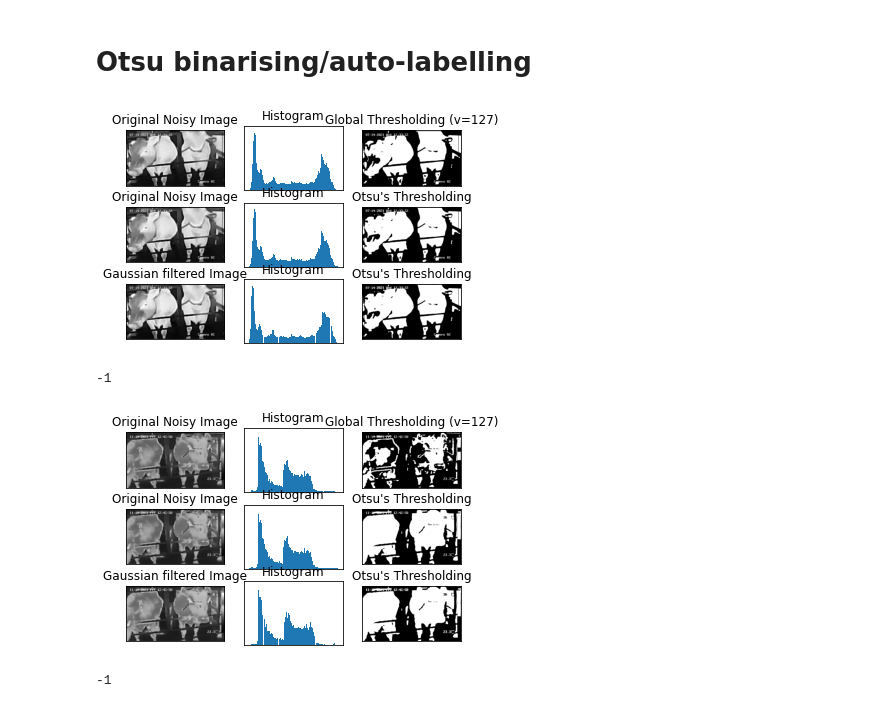
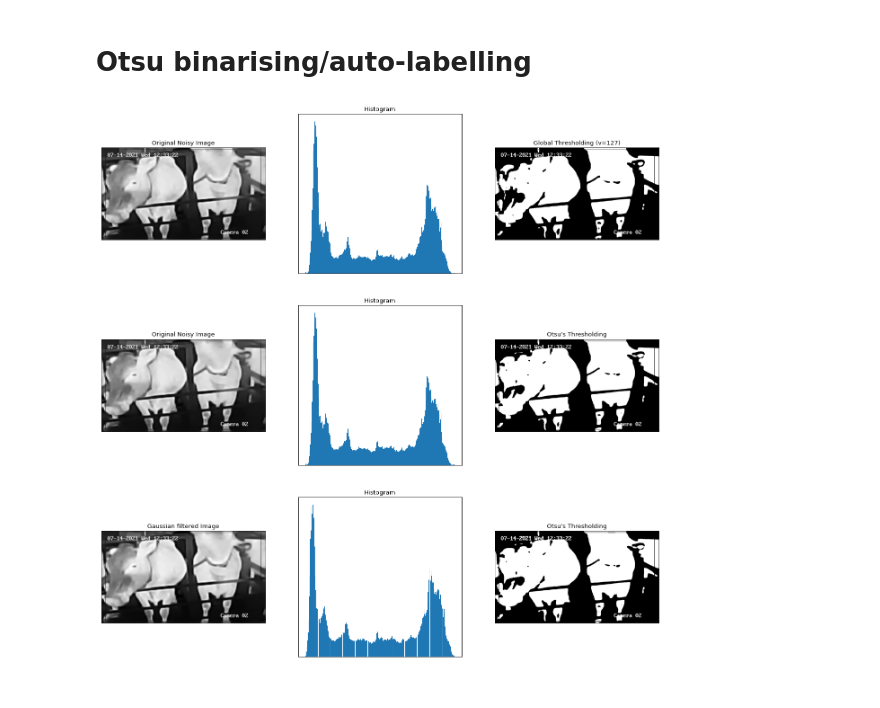
Before and after one commit to swaneekazoo/agricam, a Jupyter notebook: otsu.ipynb, the cells around one changed output. Saved outputs shown, nothing was run; the diff lists cells and outputs as text; code cells hidden in the pictures.

Commit message:
Otsu thresholding working (greyscale)

```diff
--- a/otsu.ipynb
+++ b/otsu.ipynb
@@ -7,90 +11,26 @@ from matplotlib import pyplot as plt
 # %%
-img = cv2.imread('data/otsu/thermal/greyscale/192.168.88.175_02_20210714123323768.jpg',0)
-img2 = cv2.imread('data/otsu/thermal/greyscale/192.168.88.175_02_20210714123327392.jpg',0)
-img3 = cv2.imread('data/otsu/thermal/greyscale/192.168.88.175_02_20210714123327929.jpg',0)
-
 # global thresholding
 ret1,th1 = cv2.threshold(img,127,255,cv2.THRESH_BINARY)
 # Otsu's thresholding
 ret2,th2 = cv2.threshold(img,0,255,cv2.THRESH_BINARY+cv2.THRESH_OTSU)
 # Otsu's thresholding after Gaussian filtering
 blur = cv2.GaussianBlur(img,(5,5),0)
 ret3,th3 = cv2.threshold(blur,0,255,cv2.THRESH_BINARY+cv2.THRESH_OTSU)
 # plot all the images and their histograms
 images = [img, 0, th1,
           img, 0, th2,
           blur, 0, th3]
 titles = ['Original Noisy Image','Histogram','Global Thresholding (v=127)',
           'Original Noisy Image','Histogram',"Otsu's Thresholding",
           'Gaussian filtered Image','Histogram',"Otsu's Thresholding"]
+plt.figure(num=1, figsize=(20,20), dpi=80)
 for i in range(3):
     plt.subplot(3,3,i*3+1),plt.imshow(images[i*3],'gray')
     plt.title(titles[i*3]), plt.xticks([]), plt.yticks([])
     plt.subplot(3,3,i*3+2),plt.hist(images[i*3].ravel(),256)
     plt.title(titles[i*3+1]), plt.xticks([]), plt.yticks([])
     plt.subplot(3,3,i*3+3),plt.imshow(images[i*3+2],'gray')
     plt.title(titles[i*3+2]), plt.xticks([]), plt.yticks([])
 plt.show()
-
-cv2.imshow("1", th1)
-cv2.waitKey()
-cv2.destroyAllWindows()
-cv2.waitKey(1)
-
-cv2.imshow("2", th2)
-cv2.waitKey()
-cv2.destroyAllWindows()
-cv2.waitKey(1)
-
-cv2.imshow("3", th3)
-cv2.waitKey()
-cv2.destroyAllWindows()
-cv2.waitKey(1)
 # %% [output]
-[figure, old version]
+[figure, new version]
--1
-# %%
-img = cv2.imread('dataset/01.04.22/thermal/4be7463543c11e47ad267a6575a72e7e-2.jpg',0)
-img2 = cv2.imread('dataset/01.04.22/thermal/4bd50e7bd1bf772a71955d845bbd1052-2.jpg',0)
-img3 = cv2.imread('dataset/01.04.22/thermal/0eb90898ef56c372715181ad0c395a3f-2.jpg',0)
-
-# global thresholding
-ret1,th1 = cv2.threshold(img,127,255,cv2.THRESH_BINARY)
-# Otsu's thresholding
-ret2,th2 = cv2.threshold(img,0,255,cv2.THRESH_BINARY+cv2.THRESH_OTSU)
-# Otsu's thresholding after Gaussian filtering
-blur = cv2.GaussianBlur(img,(5,5),0)
-ret3,th3 = cv2.threshold(blur,0,255,cv2.THRESH_BINARY+cv2.THRESH_OTSU)
-# plot all the images and their histograms
-images = [img, 0, th1,
-          img, 0, th2,
-          blur, 0, th3]
-titles = ['Original Noisy Image','Histogram','Global Thresholding (v=127)',
-          'Original Noisy Image','Histogram',"Otsu's Thresholding",
-          'Gaussian filtered Image','Histogram',"Otsu's Thresholding"]
-for i in range(3):
-    plt.subplot(3,3,i*3+1),plt.imshow(images[i*3],'gray')
-    plt.title(titles[i*3]), plt.xticks([]), plt.yticks([])
-    plt.subplot(3,3,i*3+2),plt.hist(images[i*3].ravel(),256)
-    plt.title(titles[i*3+1]), plt.xticks([]), plt.yticks([])
-    plt.subplot(3,3,i*3+3),plt.imshow(images[i*3+2],'gray')
-    plt.title(titles[i*3+2]), plt.xticks([]), plt.yticks([])
-plt.show()
-
-cv2.imshow("1", th1)
-cv2.waitKey()
-cv2.destroyAllWindows()
-cv2.waitKey(1)
-
-cv2.imshow("2", th2)
-cv2.waitKey()
-cv2.destroyAllWindows()
-cv2.waitKey(1)
-
-cv2.imshow("3", th3)
-cv2.waitKey()
-cv2.destroyAllWindows()
-cv2.waitKey(1)
-# %% [output]
-[figure, removed]
--1
```
Also changed, not shown: parts of 4 cells of this notebook, 6 other files.
